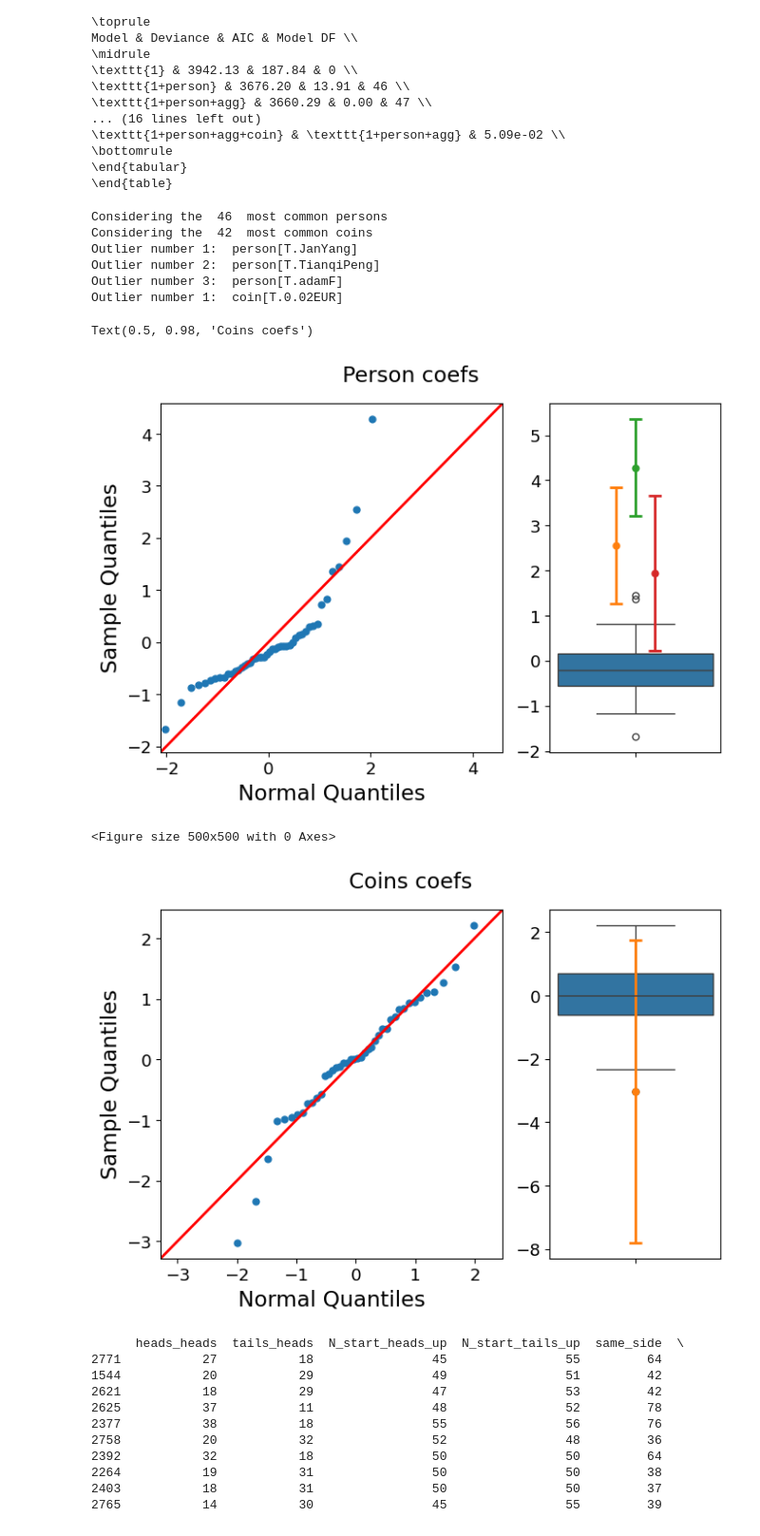
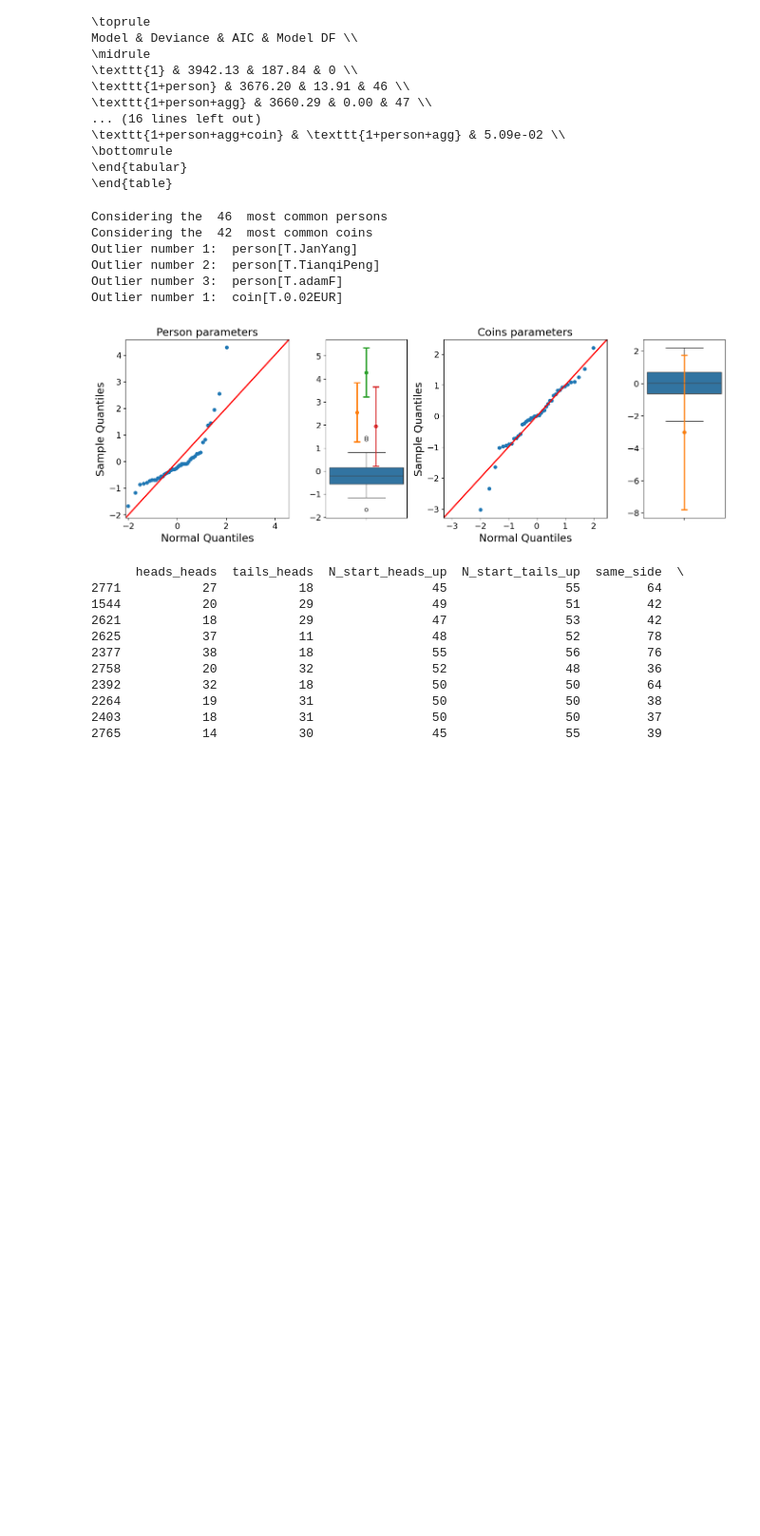
Before and after one commit to Tiddy-Fje/coin-data-regression, a Jupyter notebook: code/glm_analysis.ipynb, the cells around one changed output. Shown at 95% size. Saved outputs shown, nothing was run; the diff lists cells and outputs as text; code cells hidden in the pictures; blank space fills up the shorter version.

```diff
--- a/code/glm_analysis.ipynb
+++ b/code/glm_analysis.ipynb
@@ -172,58 +172,52 @@ print('Considering the ', common_persons.count(), ' most common persons')
 print('Considering the ', common_coins.count(), ' most common coins')
 
 
-fig, ax = plt.subplots( 1, 2, figsize=(7, 5), width_ratios=[1, .5])
+fig, ax = plt.subplots( 1, 4, figsize=(14, 5), width_ratios=[1, .5, 1, .5])
 sm.qqplot(norm(common_persons), line='45', ax=ax[0])
 ax[0].set_xlabel('Normal Quantiles')
 sb.boxplot(norm(common_persons), ax=ax[1])
 
 outliers = ax[1].get_lines()[5].get_ydata() # I found this by inspecting the boxplot
 n_person, mean_person, std_person = norm(common_persons, return_params=True)
-plt.plot(np.nan, np.nan) # skip blue color in cycler by plotting nothing
+ax[1].plot(np.nan, np.nan) # skip blue color in cycler by plotting nothing
 
 pos = [-.1,0,.1]
 k = 0
 for element in outliers:
     if abs(element) in np.sort(np.abs(outliers))[:-3]:
         continue
     unorm_element = unorm(element, mean_person, std_person)
     ind = common_persons[abs(common_persons-unorm_element)<1.0e-10].index[0]
-    plt.plot(0, element, marker='s', color='white', markersize=10)
-    plt.errorbar(pos[k], element, yerr=norm(ci_u[f'{ind}'], mean=0.0, std=std_person), fmt='o', capsize=5, capthick=2)
+    ax[1].plot(0, element, marker='s', color='white', markersize=10)
+    ax[1].errorbar(pos[k], element, yerr=norm(ci_u[f'{ind}'], mean=0.0, std=std_person), fmt='o', capsize=5, capthick=2)
     k += 1
     print(f'Outlier number {k}: ', ind)
 
-plt.savefig('../figures/unusual_people.png')
-fig.suptitle('Person coefs')
+ax[0].set_title('Person parameters')
 
-plt.figure(figsize=(5, 5))
-fig, ax = plt.subplots( 1, 2, figsize=(7, 5), width_ratios=[1, .5])
-sm.qqplot(norm(common_coins), line='45', ax=ax[0])
-ax[0].set_xlabel('Normal Quantiles')
-sb.boxplot(norm(common_coins), ax=ax[1])
+sm.qqplot(norm(common_coins), line='45', ax=ax[2])
+ax[2].set_xlabel('Normal Quantiles')
+sb.boxplot(norm(common_coins), ax=ax[3])
 
-outliers = ax[1].get_lines()[5].get_ydata()
+outliers = ax[3].get_lines()[5].get_ydata()
 n_coin, mean_coin, std_coin = norm(common_coins, return_params=True)
 plt.plot(np.nan, np.nan) # skip blue color in cycler by plotting nothing
 for i, element in enumerate(outliers):
     unorm_element = unorm(element, mean_coin, std_coin)
     ind = common_coins[abs(common_coins-unorm_element)<1.0e-10].index[0]
-    plt.errorbar(0, element, yerr=norm(ci_u[f'{ind}'], mean=0.0, std=std_coin), fmt='o', capsize=5, capthick=2)
+    ax[3].errorbar(0, element, yerr=norm(ci_u[f'{ind}'], mean=0.0, std=std_coin), fmt='o', capsize=5, capthick=2)
     print(f'Outlier number {i+1}: ', ind)
 
-plt.savefig('../figures/unusual_coins.png')
-fig.suptitle('Coins coefs')
+ax[2].set_title('Coins parameters')
+plt.savefig('../figures/unusual_params.png')
 # %% [output]
 Considering the  46  most common persons
 Considering the  42  most common coins
 Outlier number 1:  person[T.JanYang]
 Outlier number 2:  person[T.TianqiPeng]
 Outlier number 3:  person[T.adamF]
 Outlier number 1:  coin[T.0.02EUR]
-Text(0.5, 0.98, 'Coins coefs')
-[figure, old version]
+[figure, new version]
-<Figure size 500x500 with 0 Axes>
-[figure, removed]
 # %%
 # can add plot of residuals vs fitted values/linear predictor or covariates
 # do also as function of person and coin
```
Also changed, not shown: 7 other files.
